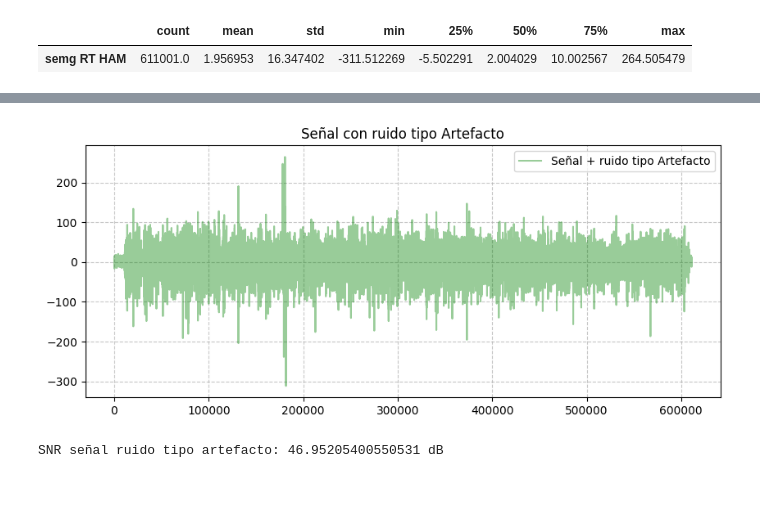
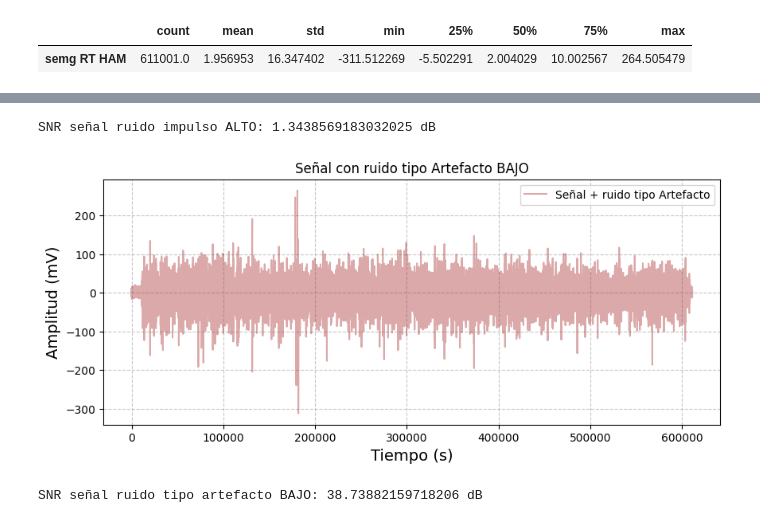
Before and after one commit to Luna-Rincon/Laboratorio-1, a Jupyter notebook: Main.ipynb, the cells around one changed output, grey strips where cells are left out. Saved outputs shown, nothing was run; the diff lists cells and outputs as text; code cells hidden in the pictures; blank space fills up the shorter version.

```diff
--- a/Main.ipynb
+++ b/Main.ipynb
@@ -284,25 +329,24 @@ SNR señal ruido Gauss: 50.34613098543468 dB
 # %%
-##RUIDO DE IMPULSO
+##RUIDO DE IMPULSO CON AMPLITUD BAJA
 # Copia de la señal original
 señal2 = df_rt['semg RT HAM'].values
-amplitud=1
+amplitud=0.1
 
 # Generación de ruido de impulso
-rimpulso = np.zeros_like(señal2)
-indices_impulso = np.random.rand(len(señal2)) < 0.3 #0.3 es la probabilidad de impulso 30%
+rimpulso = np.zeros_like(señal2) # se crea un vector vacío con solo 0 del tamaño de la señal2
+indices_impulso = np.random.rand(len(señal2)) < 0.3   #0.3 es la probabilidad de impulso 30%
 rimpulso[indices_impulso] = np.random.choice([-amplitud, amplitud], np.sum(indices_impulso))
 
 # Señal con ruido de impulso
 señalruidoi = señal2 + rimpulso
 
-# Agregar al DataFrame sin warning
-df_rt.loc[:, 'Rimpulso'] = señalruidoi
-
 # Graficar
 plt.figure(figsize=(10, 4))
 plt.plot(señalruidoi, label="Señal + Ruido de Impulso", alpha=0.4, color='red')
 plt.legend()
-plt.title("Señal con ruido de Impulso")
+plt.title("Señal con ruido de Impulso BAJO")
+plt.xlabel("Tiempo (s)", fontsize=14)
+plt.ylabel("Amplitud (mV)", fontsize=14)
 
 # Agregar rejilla
 plt.grid(True, linestyle="--", alpha=0.7)
@@ -323,0 +395,12 @@ SNR señal ruido impulso: 29.56778055400212 dB
+# %%
+#CALCULAR EL SNR DE LA SEÑAL CON RUIDO DE IMPULSO ALTO
+
+# Calcular la potencia de la señal y del ruido
+P_señal = np.mean(señalruidoi2 ** 2)  # Potencia de la señal
+P_ruido = np.mean(rimpulso2 ** 2)   # Potencia del ruido
+
+# Calcular SNR en decibeles (dB)
+SNRImp2 = 10 * np.log10(P_señal / P_ruido)
+print("SNR señal ruido impulso ALTO: " + str(SNRImp2) + " dB")
+# %% [output]
+SNR señal ruido impulso ALTO: 1.3438569183032025 dB
@@ -324,46 +424,46 @@ SNR señal ruido impulso: 29.56778055400212 dB
 # %%
-##RUIDO DE TIPO ARTEFACTO
+##RUIDO DE TIPO ARTEFACTO AMPLITUD BAJA
 # Copia de la señal original
 señal3 = df_rt['semg RT HAM'].values
 
-# Parámetros del ruido tipo artefacto
-frecart = 50  # Frecuencia de la interferencia (en Hz)
-amplart = 0.1  # Amplitud de la interferencia
-muestras_transitorias = 50  # Duración de los transitorios (en muestras)
+# Parámetros del ruido tipo artefacto-fuente eléctrica
+frecart = 60  # Frecuencia de la interferencia (en Hz) en colombia la frecuencia es de 60Hz
+amplart = 0.005  # Amplitud de la interferencia
+
+#Parámetros del ruido transitorio
 ampltrans = 0.3  # Amplitud de los transitorios
-probtrans = 0.005  # Probabilidad de ocurrencia de transitorios
+probtrans = 0.4  # Probabilidad de ocurrencia de transitorios
 
-# Generación de ruido tipo artefacto
+# Generación de ruido tipo periodico
 tiempo = np.arange(len(señal3))
-ruido_periodico = amplart * np.sin(2 * np.pi * frecart * tiempo / len(tiempo))
+ruido_periodico = amplart * np.sin(2 * np.pi * frecart * tiempo / len(tiempo))#crea el ruido en forme de señal senoidal =sen(2pi*frec*t)
 
 # Generación de transitorios
 ruido_transitorio = np.zeros_like(señal3)
 indices_transitorios = np.random.rand(len(señal3)) < probtrans
 ruido_transitorio[indices_transitorios] = ampltrans * np.random.randn(np.sum(indices_transitorios))
 
 # Combinación de ruido periódico y transitorio
 rartefacto = ruido_periodico + ruido_transitorio
 
 # Señal con ruido tipo artefacto
 señalruidoartefacto = señal3 + rartefacto
 
-# Agregar al DataFrame sin warning
-df_rt.loc[:, 'Rartefacto'] = señalruidoartefacto
-
 # Graficar
 plt.figure(figsize=(10, 4))
-plt.plot(señalruidoartefacto, label="Señal + ruido tipo Artefacto", alpha=0.4, color='green')
+plt.plot(señalruidoartefacto, label="Señal + ruido tipo Artefacto", alpha=0.4, color='brown')
 plt.legend()
-plt.title("Señal con ruido tipo Artefacto")
+plt.title("Señal con ruido tipo Artefacto BAJO")
+plt.xlabel("Tiempo (s)", fontsize=14)
+plt.ylabel("Amplitud (mV)", fontsize=14)
 
 # Agregar rejilla
 plt.grid(True, linestyle="--", alpha=0.7)
 plt.show()
 # %% [output]
-[figure, old version]
+[figure, new version]
 # %%
-#CALCULAR EL SNR DE LA SEÑAL CON RUIDO TIPO ARTEFACTO
+#CALCULAR EL SNR DE LA SEÑAL CON RUIDO TIPO ARTEFACTO BAJO
 
 # Calcular la potencia de la señal y del ruido
 P_señal = np.mean(señalruidoartefacto ** 2)  # Potencia de la señal
@@ -371,6 +471,6 @@ P_ruido = np.mean(rartefacto ** 2)   # Potencia del ruido
 
 # Calcular SNR en decibeles (dB)
 SNRArt = 10 * np.log10(P_señal / P_ruido)
-print("SNR señal ruido tipo artefacto: " + str(SNRArt) + " dB")
+print("SNR señal ruido tipo artefacto BAJO: " + str(SNRArt) + " dB")
 # %% [output]
-SNR señal ruido tipo artefacto: 46.95205400550531 dB
+SNR señal ruido tipo artefacto BAJO: 38.73882159718206 dB
```
Also changed, not shown: parts of 20 cells of this notebook.
